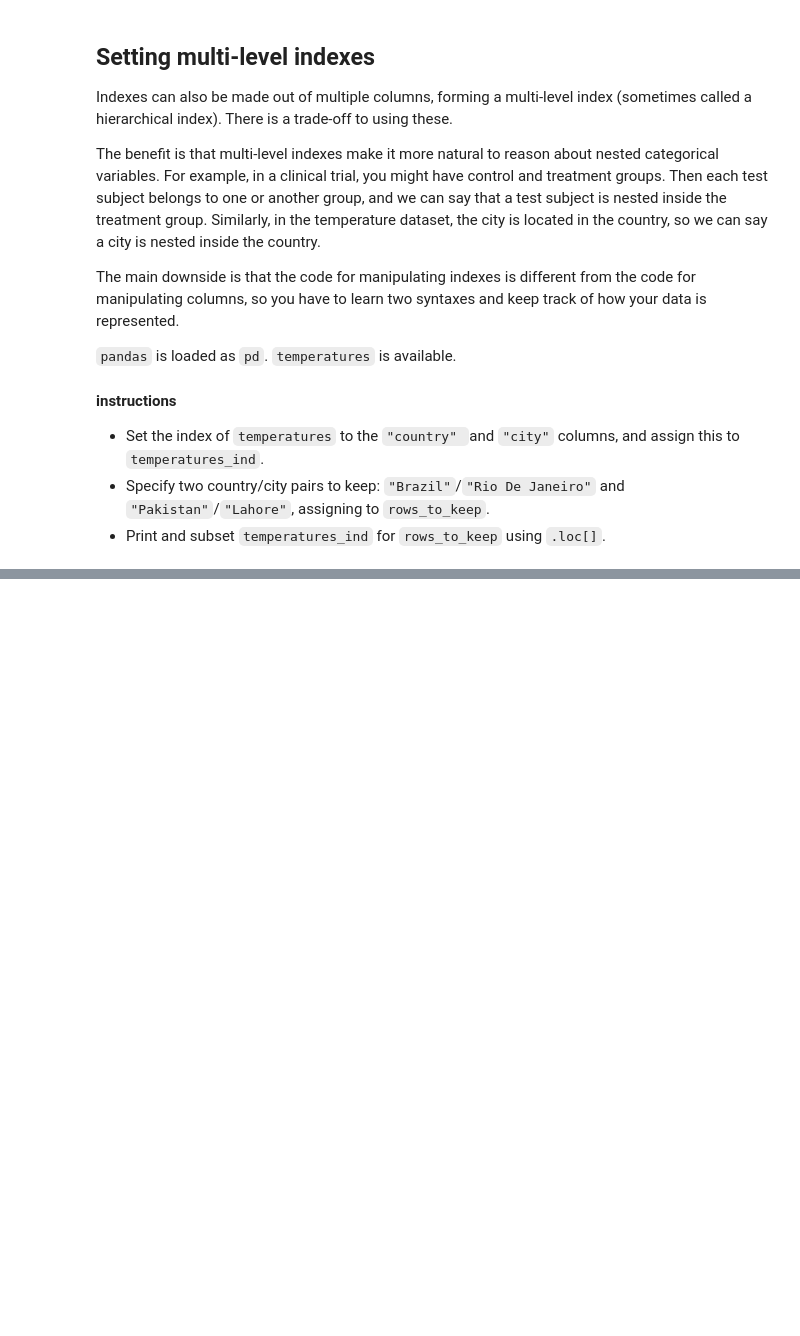
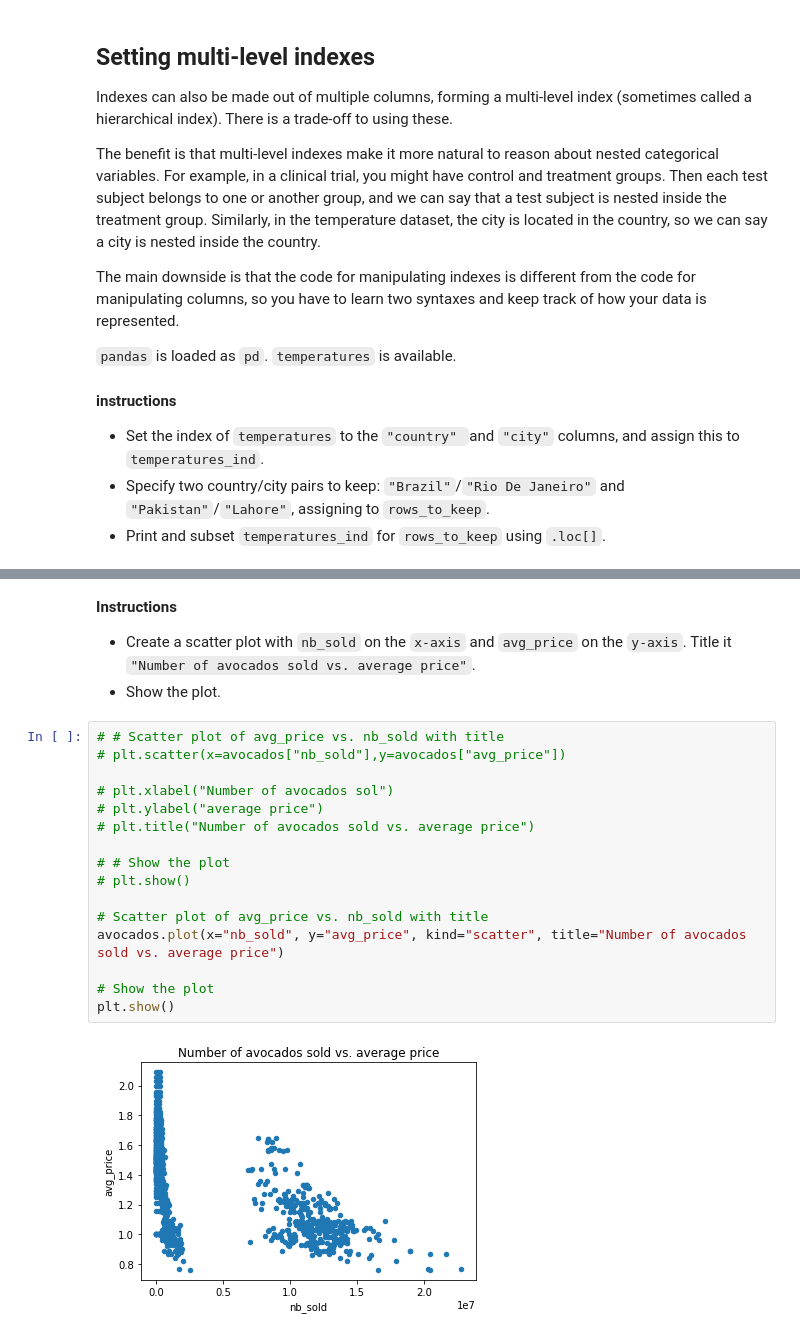
Before and after one commit to khalil06/data-science-certificate-track, a Jupyter notebook: 2-Data-Manipulation-With-Pandas/Data-Manipulation-with-pandas.ipynb, the cells around one changed output, grey strips where cells are left out. Saved outputs shown, nothing was run; the diff lists cells and outputs as text; blank space fills up the shorter version.

```diff
--- a/2-Data-Manipulation-With-Pandas/Data-Manipulation-with-pandas.ipynb
+++ b/2-Data-Manipulation-With-Pandas/Data-Manipulation-with-pandas.ipynb
@@ -143,0 +542,22 @@ rows_to_keep = [("Brazil","Rio De Janeiro"),("Pakistan", "Lahore")]
+# %% [markdown]
+**Instructions**
++ Create a scatter plot with `nb_sold` on the `x-axis` and `avg_price` on the `y-axis`. Title it `"Number of avocados sold vs. average price"`.
++ Show the plot.
+# %%
+# # Scatter plot of avg_price vs. nb_sold with title
+# plt.scatter(x=avocados["nb_sold"],y=avocados["avg_price"])
+
+# plt.xlabel("Number of avocados sol")
+# plt.ylabel("average price")
+# plt.title("Number of avocados sold vs. average price")
+
+# # Show the plot
+# plt.show()
+
+# Scatter plot of avg_price vs. nb_sold with title
+avocados.plot(x="nb_sold", y="avg_price", kind="scatter", title="Number of avocados sold vs. average price")
+
+# Show the plot
+plt.show()
+# %% [output]
+[figure, added]
```
Also changed, not shown: parts of 51 cells of this notebook, 4 other files.
